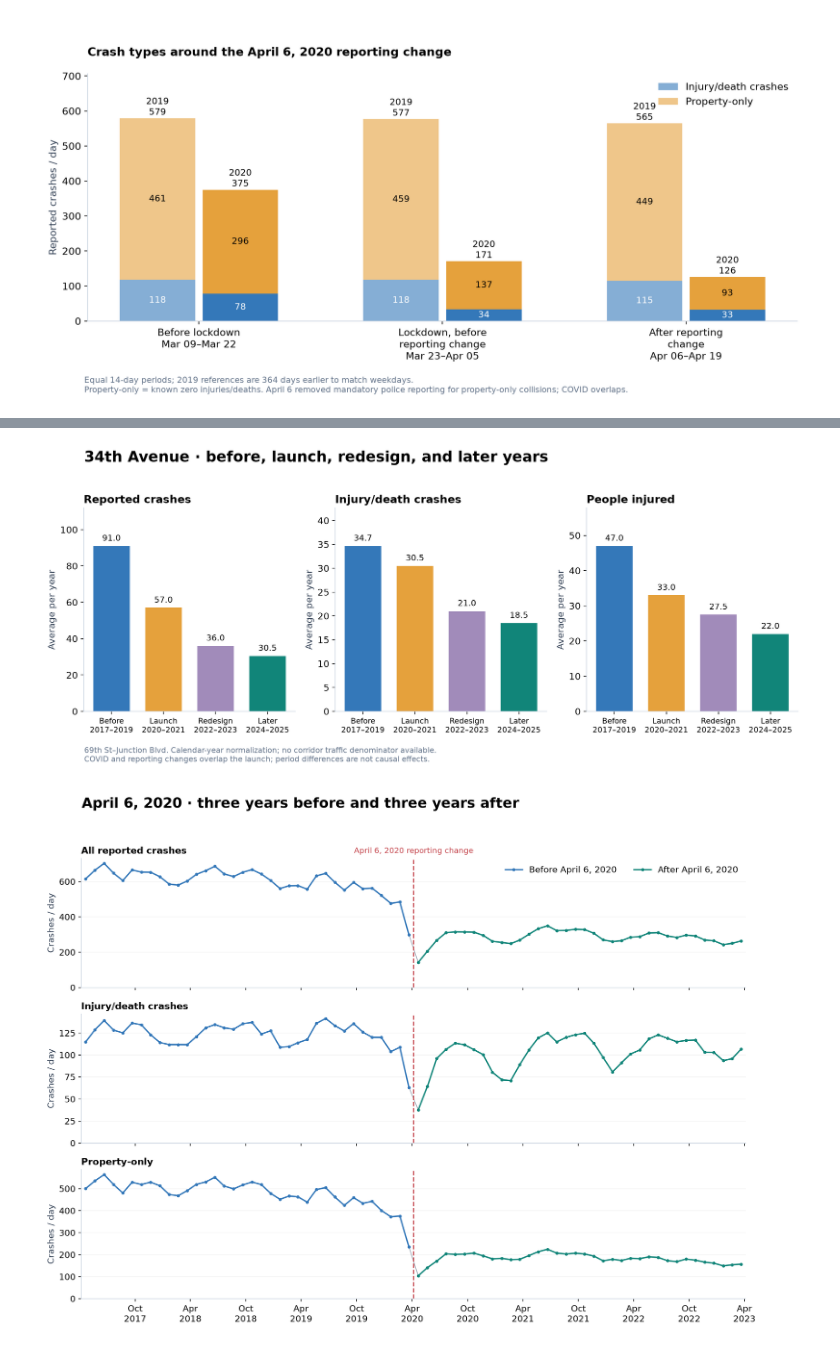
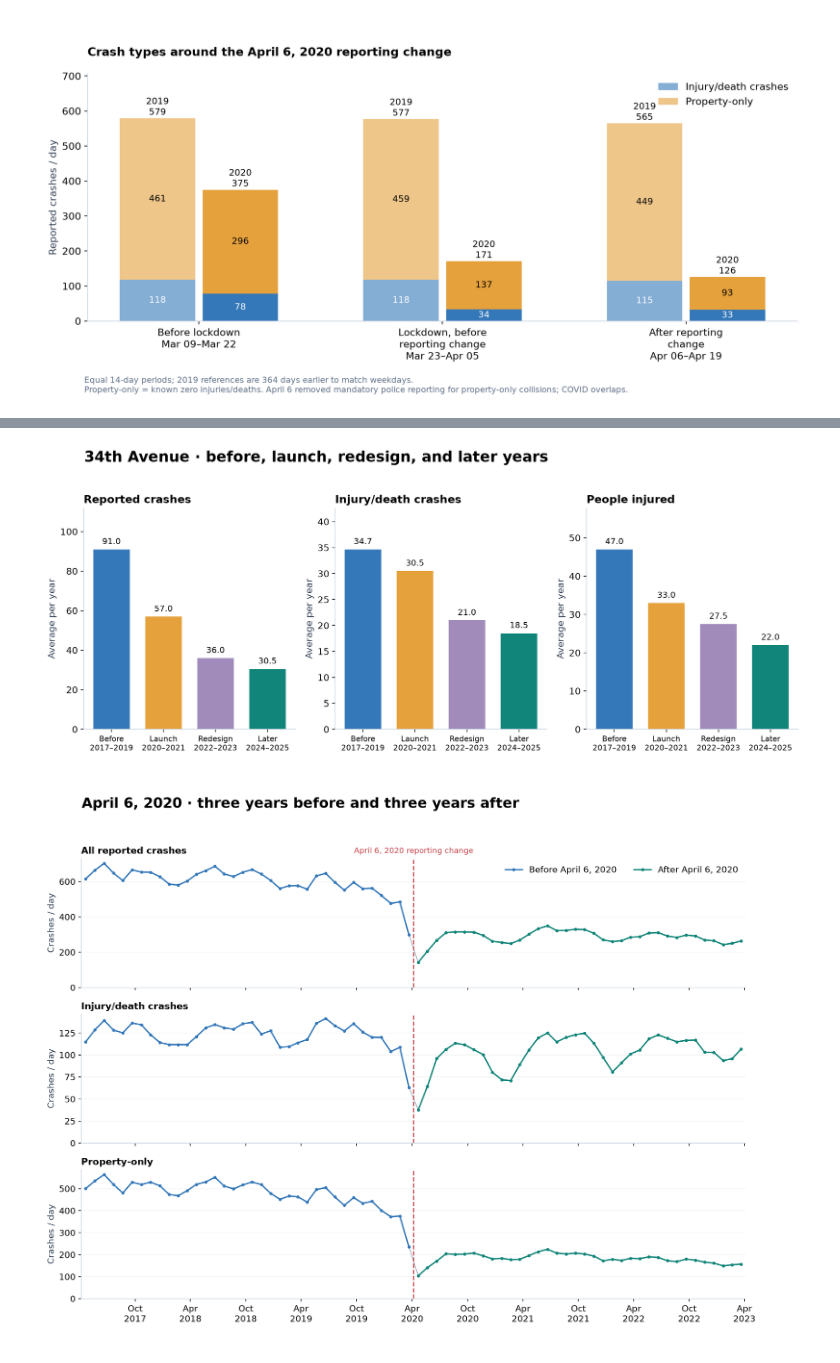
Before and after one commit to ericmao2007/SSMU-Data-Challenge-I, a Jupyter notebook: newest/nyc_crash_graphs.ipynb, the cells around one changed output, grey strips where cells are left out. Cells and saved outputs as stored; diff of their text form; code cells hidden in the pictures.

```diff
--- a/newest/nyc_crash_graphs.ipynb
+++ b/newest/nyc_crash_graphs.ipynb
@@ -352,28 +350,28 @@ save_graph(fig, '07_34ave_crashes_over_time', '69th St–Junction Blvd; complete
 # %%
 street_periods = [('Before\n2017–2019', 2017, 2019, BLUE), ('Launch\n2020–2021', 2020, 2021, ORANGE),
                   ('Redesign\n2022–2023', 2022, 2023, '#a18bba'), ('Later\n2024–2025', 2024, 2025, TEAL)]
 rows = []
 for label, start, end, color in street_periods:
     sub = street_y.loc[start:end]
     row = {'period': label.replace('\n', ' '), 'years': len(sub)}
     for metric in ['crashes', 'harm_crashes', 'injured', 'ped_injured', 'cyclist_injured']:
         row[metric + '_per_year'] = sub[metric].sum() / len(sub)
     rows.append(row)
 street_rates = pd.DataFrame(rows)
 street_rates.to_csv(OUT / 'data/34ave_period_rates.csv', index=False)
 fig, axes = plt.subplots(1, 3, figsize=(13, 5.5))
 for ax, metric, title in zip(axes, ['crashes', 'harm_crashes', 'injured'], ['Reported crashes', 'Injury/death crashes', 'People injured']):
     values = street_rates[metric + '_per_year']
     bars = ax.bar(range(4), values, color=[p[3] for p in street_periods], width=.7)
     ax.bar_label(bars, fmt='%.1f', padding=4, fontsize=10)
     ax.set_xticks(range(4), [p[0] for p in street_periods], fontsize=9)
     ax.set_ylabel('Average per year')
     ax.set_title(title, loc='left', fontsize=13)
     ax.set_ylim(0, values.max() * 1.23)
 fig.suptitle('34th Avenue · before, launch, redesign, and later years', x=.06, ha='left', fontsize=18, fontweight='bold')
-save_graph(fig, '08_34ave_period_comparison', '69th St–Junction Blvd. Calendar-year normalization; no corridor traffic denominator available.\nCOVID and reporting changes overlap the launch; period differences are not causal effects.')
+save_graph(fig, '08_34ave_period_comparison')
 # %% [output]
-[figure, old version]
+[figure, new version]
 # %%
 # Compare three full years on either side of the actual reporting-policy date.
 april_anchor = pd.Timestamp('2020-04-06')
```
Also changed, not shown: parts of 7 cells of this notebook, 56 other files.
